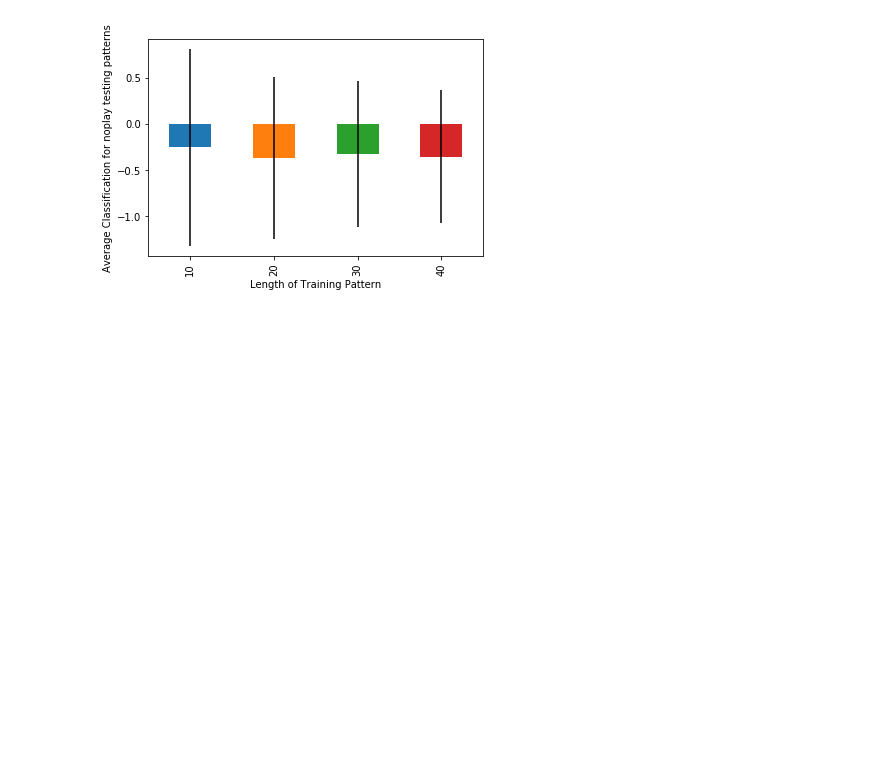
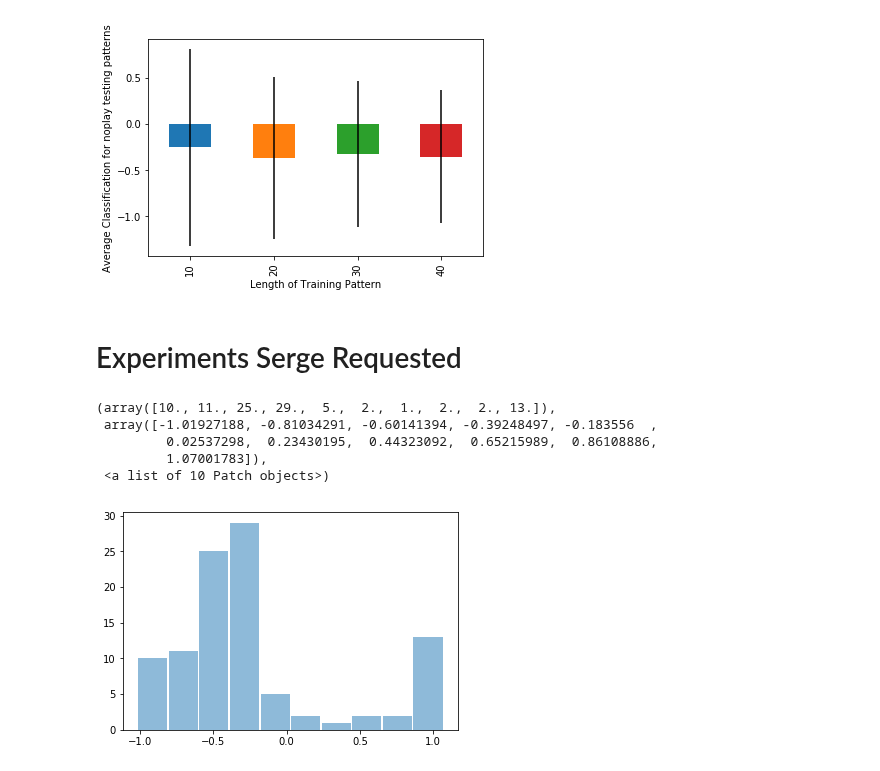
Before and after one commit to maddybartlett/NEN001, a Jupyter notebook: Plots.ipynb, the cells around one changed output. Saved outputs shown, nothing was run; the diff lists cells and outputs as text; code cells hidden in the pictures; blank space fills up the shorter version.

Commit message:
Ran Experiments requested by Serge, and produced histogram plots.

```diff
--- a/Plots.ipynb
+++ b/Plots.ipynb
@@ -756,3 +756,23 @@ ax.set_xlabel("Length of Training Pattern")
 # %% [output]
 Text(0.5,0,'Length of Training Pattern')
 [figure]
+# %% [markdown]
+# Experiments Serge Requested
+# %%
+data_5 = pd.DataFrame(pytry.read('len_5'))
+
+len_5 = []
+for i in range(len(data_5.T[:100])):
+    a = data_5.T[:100].iloc[i].values
+    b = np.concatenate(a).ravel().tolist()
+    len_5.append(b)
+len_5 = np.asarray(len_5)
+
+plt.hist(len_5, rwidth=0.95, alpha=0.5, label='5 seconds training')
+# %% [output]
+(array([10., 11., 25., 29.,  5.,  2.,  1.,  2.,  2., 13.]),
+ array([-1.01927188, -0.81034291, -0.60141394, -0.39248497, -0.183556  ,
+         0.02537298,  0.23430195,  0.44323092,  0.65215989,  0.86108886,
+         1.07001783]),
+ <a list of 10 Patch objects>)
+[figure, added]
```
Also changed, not shown: parts of 1 cell of this notebook.
